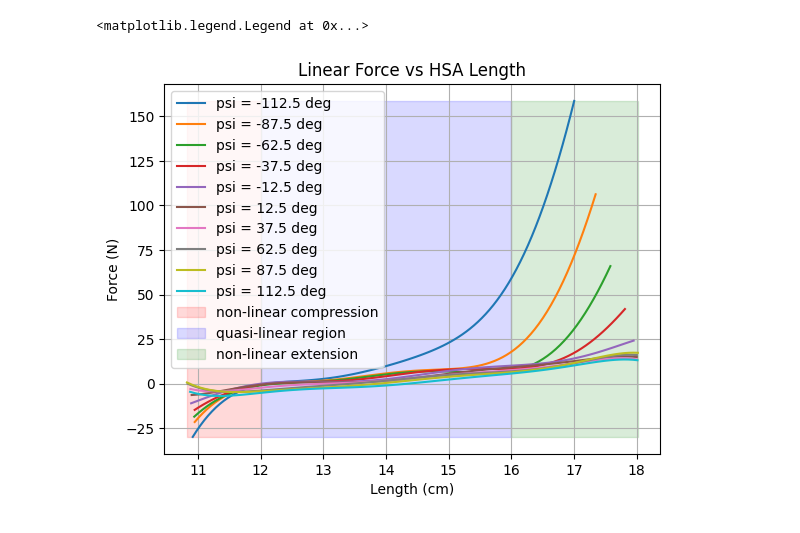
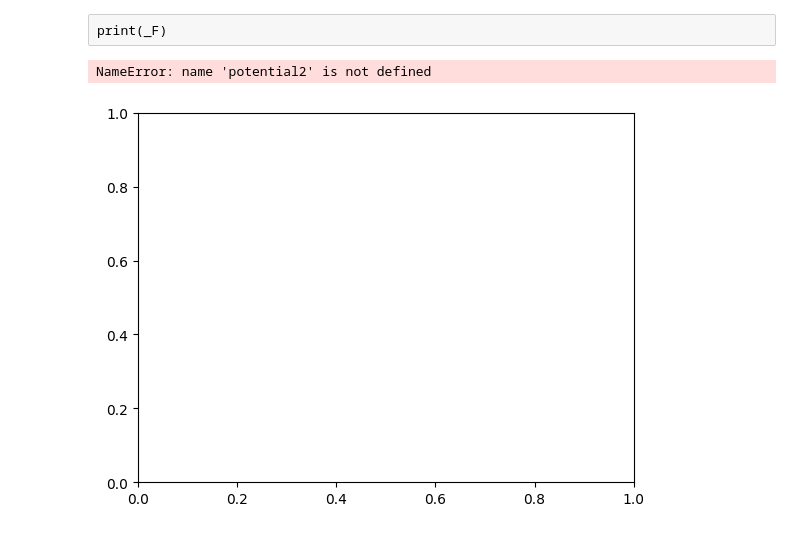
Before and after one commit to JGSuw/hsa_hopper_control, a Jupyter notebook: notebooks/hsa_identification.ipynb, the cells around one changed output. Drawn from its saved outputs; the diff is of its cells as text; code cells hidden in the pictures.

```diff
--- a/notebooks/hsa_identification.ipynb
+++ b/notebooks/hsa_identification.ipynb
@@ -35,7 +45,7 @@ def calculate_dynamics(x,t):
     return xdot, xddot
 # %%
 # downsample the data and fit the dynamics
-skip = 40
+skip = 20
 x = [np.array(arr[0::skip]) for arr in data['motor_angle']]
 tau = [np.array(arr[0::skip]) for arr in data['motor_torque']]
 l = [np.array(arr[0::skip]) for arr in data['hsa_len']]
@@ -55,5 +65,9 @@ print(psi)
 # %%
 # pick 5 lengths uniformly from each trial
-y = np.vstack(tuple([[_l, psi[i]] for _l in np.linspace(min(l[i]), max(l[i]), len(psi))] for i in range(len(psi))))
+Nl = 12
+l_min = min([min(l[i]) for i in range(len(psi))])
+l_max = max([max(l[i]) for i in range(len(psi))])
+
+y = np.vstack(tuple([[_l, psi[i]] for _l in np.linspace(l_min,l_max, Nl)] for i in range(len(psi)))).T
 print(y.shape)
 # %% [output]
@@ -117,10 +144,13 @@ result = minimize(f, x0,
                   method='trust-constr',
                   options={'maxiter' : 2000})
 # %%
-potential.v = result.x[2:]
-with open(os.path.join('potential.yaml'), 'w') as f:
-    yaml.dump(potential.attribute_dict(), f, yaml.Dumper)
+# model.v = result.x[2:]
+model.v[0,:] = result.x[2:-1:2]
+model.v[1,:] = result.x[3::2]
+with open(os.path.join('hsa_model.yaml'), 'w') as f:
+    yaml.dump(model.attribute_dict(), f, yaml.Dumper)
 print(result)
+print(f'R2 = {1-result.fun/np.sum((b-np.average(b))**2)}')
 # %% [output]
            message: `xtol` termination condition is satisfied.
            success: True
@@ -145,0 +172,18 @@ print(result.x[0:2])
+# %%
+# pick a trajectory to plot this shitshow
+
+for idx in range(len(psi)):
+# for idx in [0,1,2,3]:
+    _psi = psi[idx]
+    _x = x[idx][1:-1]
+    _xdot = xdot[idx]
+    _dldx = dldx[idx][1:-1]
+    _l = l[idx][1:-1]
+    _ldot = _dldx*_xdot
+    _z = np.array([[_l[i],_psi] for i in range(_l.shape[0])])
+    _F = np.array([model.dV(_l[i],_psi,_ldot[i]) for i in range(_l.shape[0])])
+    # plt.plot(180/np.pi*_x,_F,label=f'psi={_psi} degrees')
+    plt.plot(100*_l,_F,label=f'psi={_psi} degrees')
+plt.xlabel('HSA Length')
+plt.ylabel('Force')
+plt.legend()
@@ -146,30 +193,33 @@ print(result.x[0:2])
+# %% [raw]
+print(_F)
 # %%
 # plot this potential function for a range of theta values, fix psi = 0.
 
 # for i in range(len(psi)):
 fig, ax = plt.subplots()
-# for i in range(len(psi)):
 for i in range(0,len(psi)):
     _psi = psi[i]
     hsa_lens = np.linspace(min(l[i]), max(l[i]), 100)
+    motor_angles = np.linspace(min(x[i]),max(x[i]),100)
     z = np.array([[l, _psi] for l in hsa_lens])
-    ax.plot(z[:,0]*100, [potential.dV(z[i,:])[0] for i in range(len(hsa_lens))], label=f'psi = {(_psi):.1f} deg')
+    ax.plot(z[:,0]*100, [potential2.dV(z[i,:])[0] for i in range(len(hsa_lens))], label=f'psi = {(_psi):.1f} deg')
+    # ax.plot(180/np.pi*motor_angles, [potential2.dV(z[i,:])[0] for i in range(len(hsa_lens))], label=f'psi = {(_psi):.1f} deg')
 ax.set_title('Linear Force vs HSA Length')
 ax.set_xlabel('Length (cm)')
 ax.set_ylabel('Force (N)')
 
 xmin = min(min(line.get_xdata()) for line in ax.lines)
 xmax = max(max(line.get_xdata()) for line in ax.lines)
 ymin = min(min(line.get_ydata()) for line in ax.lines)
 ymax = max(max(line.get_ydata()) for line in ax.lines)
 ax.fill_between([xmin, 12], [ymin, ymin], [ymax, ymax], color='r', alpha=.15, label='non-linear compression')
 ax.fill_between([12,16], [ymin, ymin], [ymax, ymax], color='b', alpha=.15, label='quasi-linear region')
 ax.fill_between([16,xmax], [ymin, ymin], [ymax, ymax], color='g', alpha=.15, label='non-linear extension')
 ax.grid()
 ax.legend()
 # %% [output]
-<matplotlib.legend.Legend at 0x...>
+NameError: name 'potential2' is not defined
-[figure, old version]
+[figure, new version]
 # %%
 fig, ax = plt.subplots()
 # for i in range(len(psi)):
```
Also changed, not shown: parts of 12 cells of this notebook, 1 other file.
